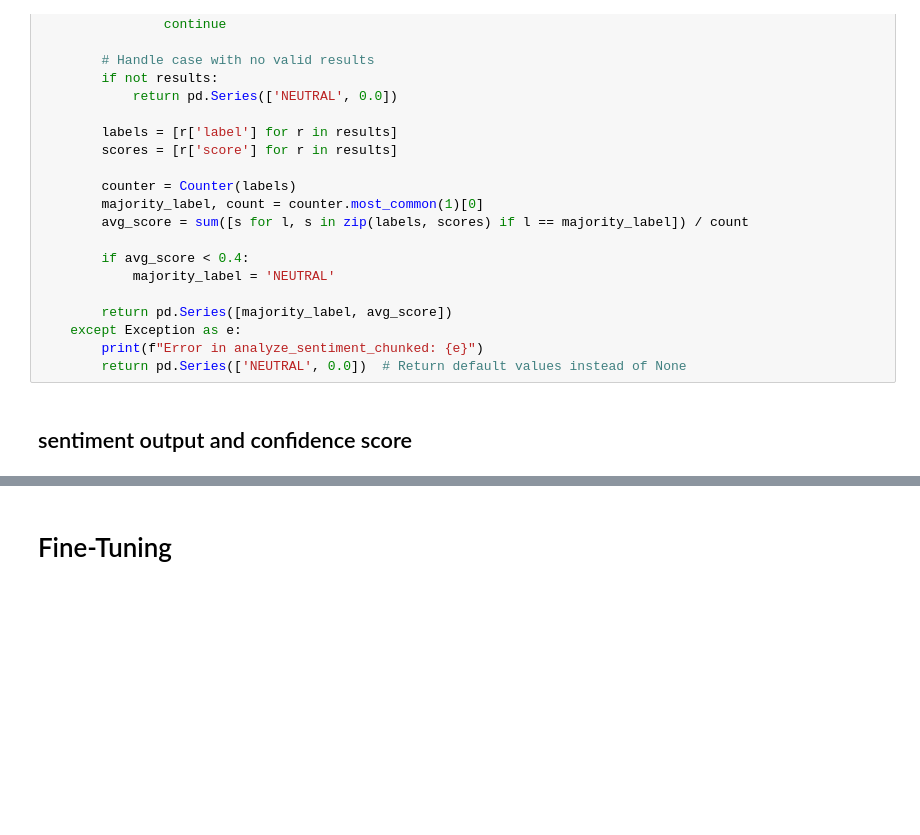
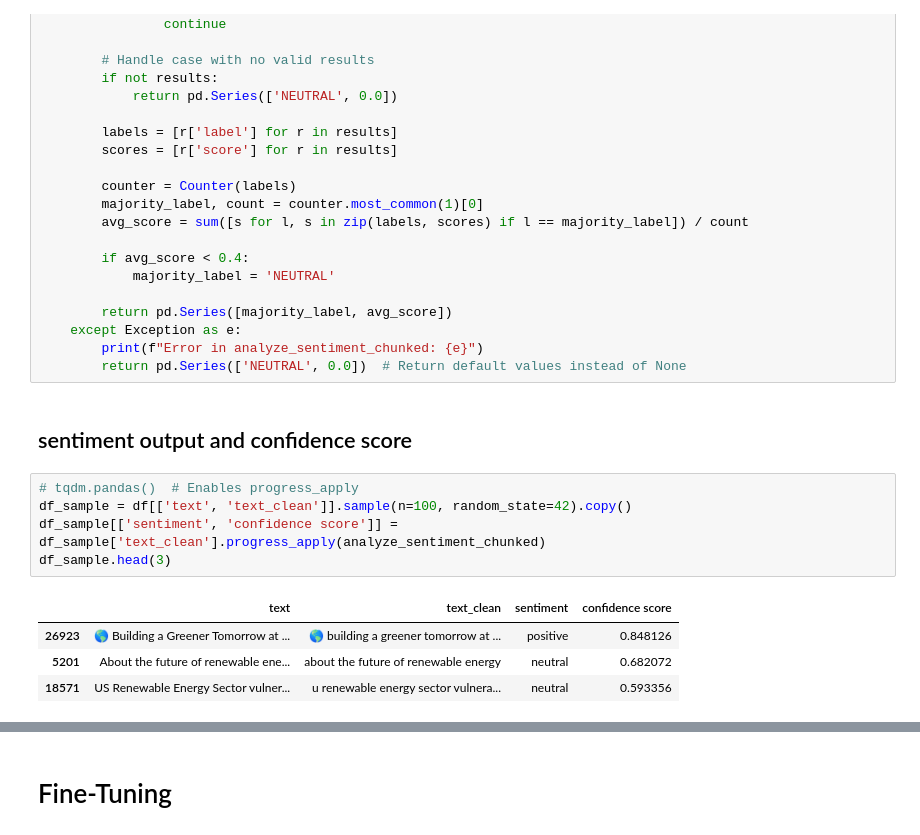
Before and after one commit to 1337tester/SolarSoundBytes, a Jupyter notebook: notebooks/fp/fp_nlp_tweets_preprocessing.ipynb, the cells around one changed output, grey strips where cells are left out. Saved outputs shown, nothing was run; the diff lists cells and outputs as text; blank space fills up the shorter version.

```diff
--- a/notebooks/fp/fp_nlp_tweets_preprocessing.ipynb
+++ b/notebooks/fp/fp_nlp_tweets_preprocessing.ipynb
@@ -295,4 +262,14 @@ def analyze_sentiment_chunked(text):
         return pd.Series(['NEUTRAL', 0.0])  # Return default values instead of None
 # %% [markdown]
 ## sentiment output and confidence score
+# %%
+# tqdm.pandas()  # Enables progress_apply
+df_sample = df[['text', 'text_clean']].sample(n=100, random_state=42).copy()
+df_sample[['sentiment', 'confidence score']] = df_sample['text_clean'].progress_apply(analyze_sentiment_chunked)
+df_sample.head(3)
+# %% [output]
+|  | text | text_clean | sentiment | confidence score |
+| 26923 | 🌎 Building a Greener Tomorrow at ... | 🌎 building a greener tomorrow at ... | positive | 0.848126 |
+| 5201 | About the future of renewable ene... | about the future of renewable energy | neutral | 0.682072 |
+| 18571 | US Renewable Energy Sector vulner... | u renewable energy sector vulnera... | neutral | 0.593356 |
 # %%
```
Also changed, not shown: parts of 38 cells of this notebook, 9 other files.
